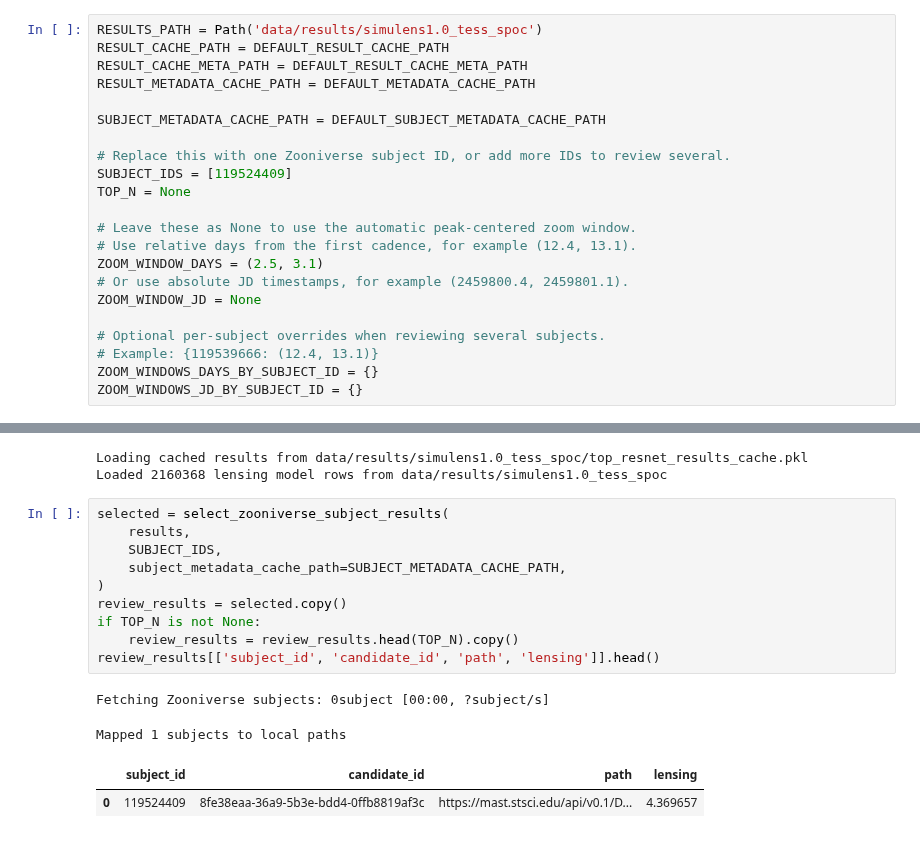
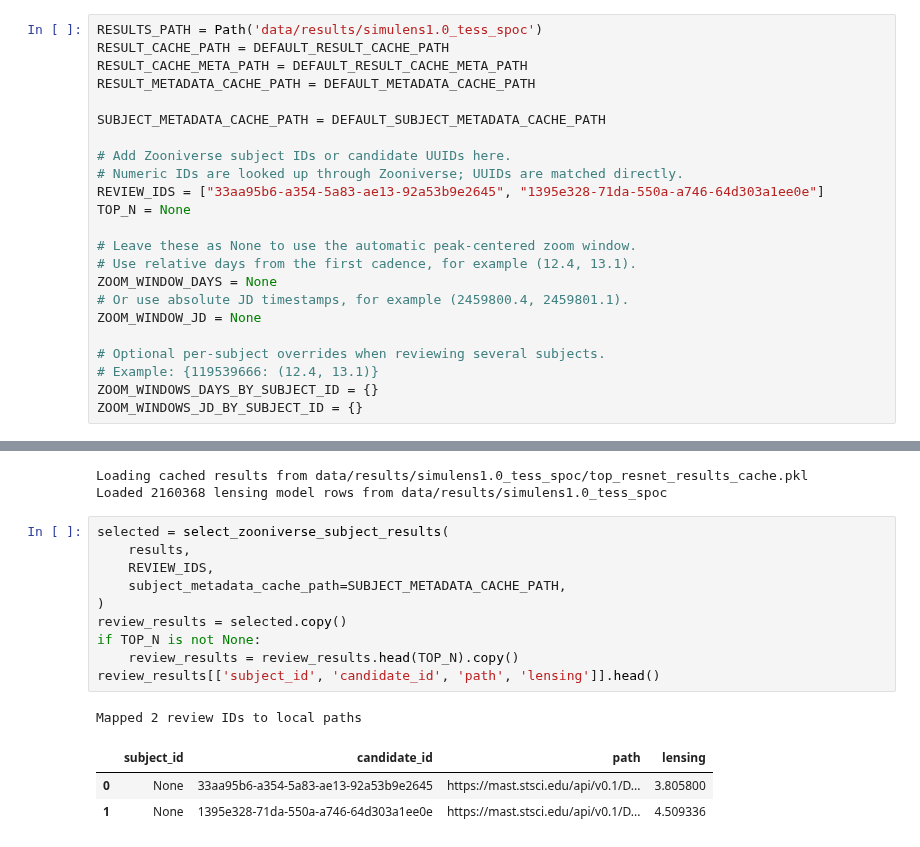
Before and after one commit to COBALT-lensing/AstroSearchLight, a Jupyter notebook: top_resnet_zooniverse_subject_results.ipynb, the cells around one changed output, grey strips where cells are left out. Drawn from its saved outputs; the diff is of its cells as text.

```diff
--- a/top_resnet_zooniverse_subject_results.ipynb
+++ b/top_resnet_zooniverse_subject_results.ipynb
@@ -25,13 +25,14 @@ RESULT_METADATA_CACHE_PATH = DEFAULT_METADATA_CACHE_PATH
 
 SUBJECT_METADATA_CACHE_PATH = DEFAULT_SUBJECT_METADATA_CACHE_PATH
 
-# Replace this with one Zooniverse subject ID, or add more IDs to review several.
-SUBJECT_IDS = [119524409]
+# Add Zooniverse subject IDs or candidate UUIDs here.
+# Numeric IDs are looked up through Zooniverse; UUIDs are matched directly.
+REVIEW_IDS = ["33aa95b6-a354-5a83-ae13-92a53b9e2645", "1395e328-71da-550a-a746-64d303a1ee0e"]
 TOP_N = None
 
 # Leave these as None to use the automatic peak-centered zoom window.
 # Use relative days from the first cadence, for example (12.4, 13.1).
-ZOOM_WINDOW_DAYS = (2.5, 3.1)
+ZOOM_WINDOW_DAYS = None
 # Or use absolute JD timestamps, for example (2459800.4, 2459801.1).
 ZOOM_WINDOW_JD = None
 
@@ -58,18 +59,18 @@ Loaded 2160368 lensing model rows from data/results/simulens1.0_tess_spoc
 # %%
 selected = select_zooniverse_subject_results(
     results,
-    SUBJECT_IDS,
+    REVIEW_IDS,
     subject_metadata_cache_path=SUBJECT_METADATA_CACHE_PATH,
 )
 review_results = selected.copy()
 if TOP_N is not None:
     review_results = review_results.head(TOP_N).copy()
 review_results[['subject_id', 'candidate_id', 'path', 'lensing']].head()
 # %% [output]
-Fetching Zooniverse subjects: 0subject [00:00, ?subject/s]
+Mapped 2 review IDs to local paths
-Mapped 1 subjects to local paths
 |  | subject_id | candidate_id | path | lensing |
-| 0 | 119524409 | 8fe38eaa-36a9-5b3e-bdd4-0ffb8819af3c | https://mast.stsci.edu/api/v0.1/D... | 4.369657 |
+| 0 | None | 33aa95b6-a354-5a83-ae13-92a53b9e2645 | https://mast.stsci.edu/api/v0.1/D... | 3.805800 |
+| 1 | None | 1395e328-71da-550a-a746-64d303a1ee0e | https://mast.stsci.edu/api/v0.1/D... | 4.509336 |
 # %%
 review_export = enrich_results_with_metadata(
     review_results,
```
Also changed, not shown: parts of 2 cells of this notebook, 5 other files.
